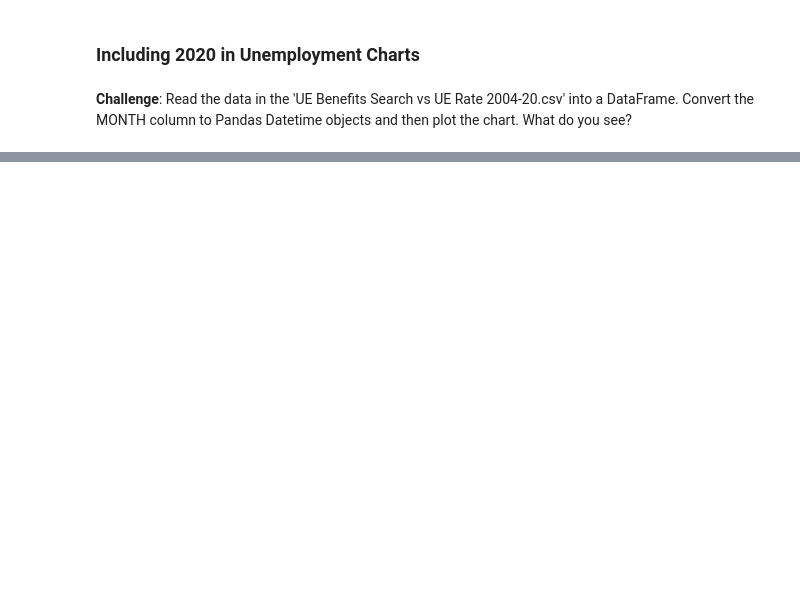
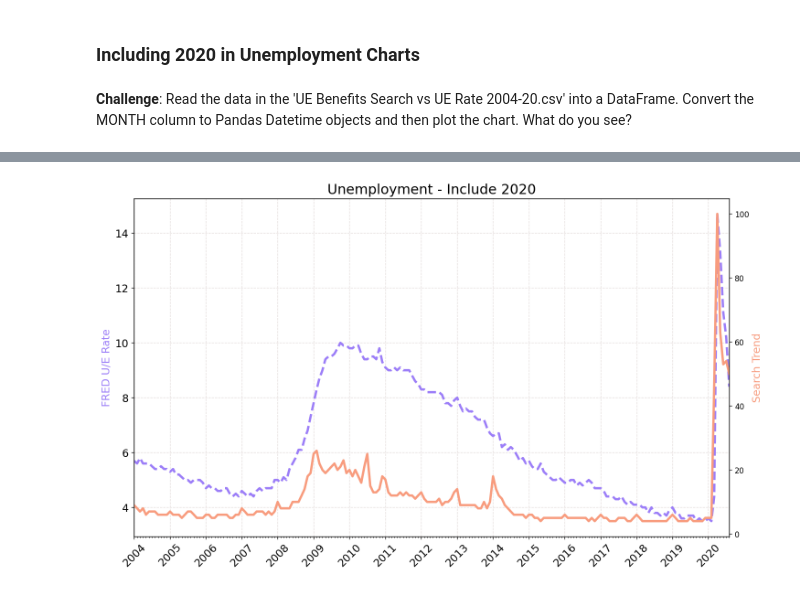
Before and after one commit to ksg-dev/google-trends, a Jupyter notebook: Google Trends and Data Visualisation.ipynb, the cells around one changed output, grey strips where cells are left out. Saved outputs shown, nothing was run; the diff lists cells and outputs as text; code cells hidden in the pictures; blank space fills up the shorter version.

```diff
--- a/Google Trends and Data Visualisation.ipynb
+++ b/Google Trends and Data Visualisation.ipynb
@@ -573,3 +716,5 @@ plt.show()
 ### Including 2020 in Unemployment Charts
 # %% [markdown]
 **Challenge**: Read the data in the 'UE Benefits Search vs UE Rate 2004-20.csv' into a DataFrame. Convert the MONTH column to Pandas Datetime objects and then plot the chart. What do you see?
+# %%
+df_2020 = pd.read_csv("UE Benefits Search vs UE Rate 2004-20.csv")
@@ -575,0 +737,2 @@ plt.show()
+# %%
+df_2020.MONTH = pd.to_datetime(df_2020.MONTH)
@@ -575,0 +752,39 @@ plt.show()
+# %%
+# set figure size
+plt.figure(figsize=(14, 8), dpi=120)
+
+# Add title
+plt.title('Unemployment - Include 2020', fontsize=18)
+
+# set font size for ticks, add rotation
+plt.xticks(fontsize=14, rotation=45)
+plt.yticks(fontsize=14)
+
+
+# get current axes, then create another axes that share x
+ax1 = plt.gca()
+ax2 = ax1.twinx()
+
+# add labels
+ax1.set_ylabel('FRED U/E Rate', color='#9c7ef8', fontsize=14)
+ax2.set_ylabel('Search Trend', color='#f89c7e', fontsize=14)
+
+# Set x and y limits
+# ax1.set_ylim([2, 11])
+ax1.set_xlim([df_2020.MONTH.min(), df_2020.MONTH.max()])
+
+# plot both
+ax1.plot(df_2020.MONTH, df_2020.UNRATE, color='#9c7ef8', linewidth=3, linestyle='--')
+ax2.plot(df_2020.MONTH, df_2020.UE_BENEFITS_WEB_SEARCH, color='#f89c7e', linewidth=3)
+
+# Setting minor and major ticks with date formatter
+ax1.xaxis.set_major_locator(years)
+ax1.xaxis.set_major_formatter(years_fmt)
+ax1.xaxis.set_minor_locator(months)
+
+# show grey gridlines
+ax1.grid(color='#e5dddc', linestyle='--')
+
+plt.show()
+# %% [output]
+[figure, added]
```
Also changed, not shown: parts of 11 cells of this notebook.
